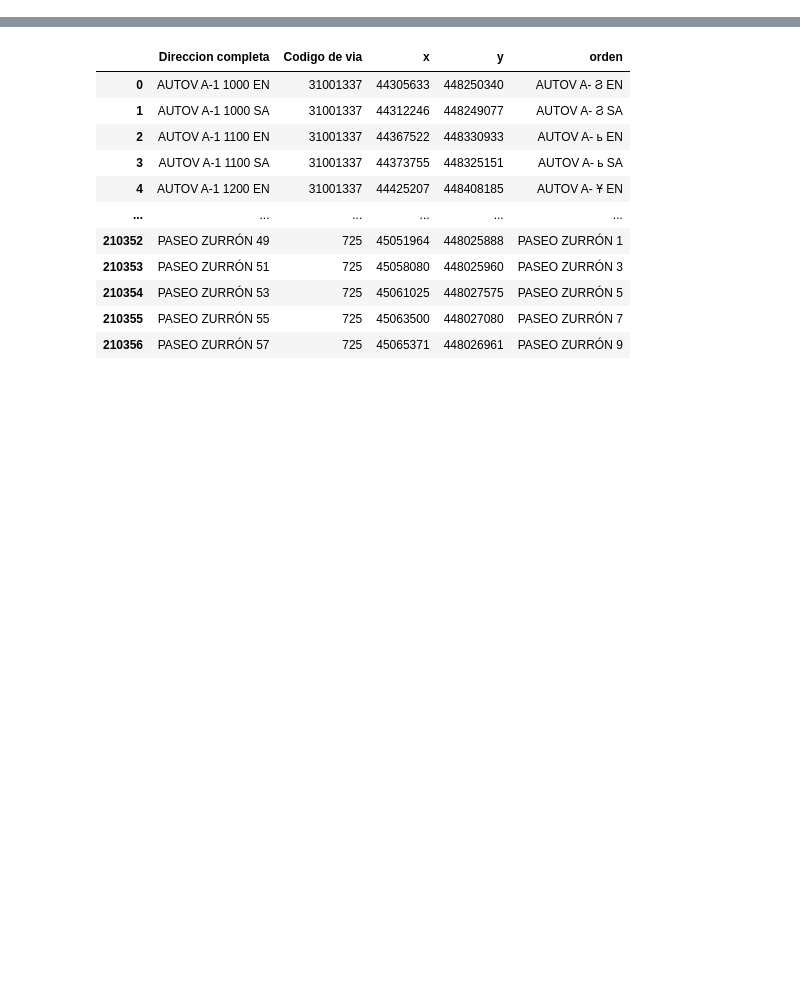
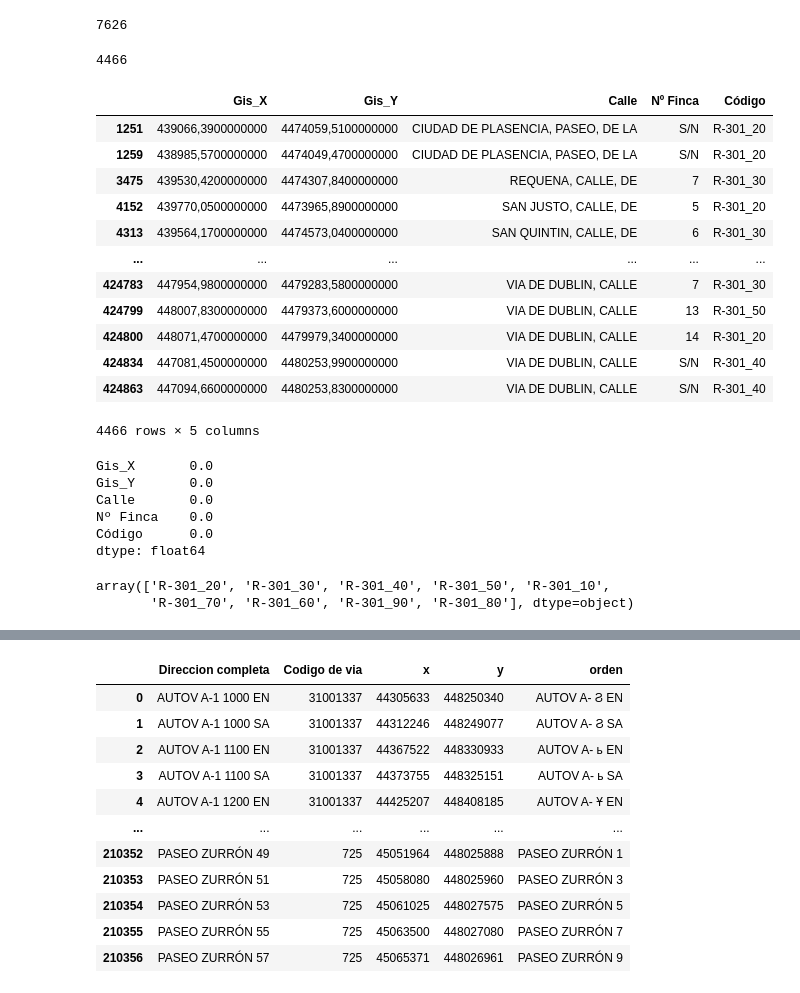
Before and after one commit to winoo19/GPS, a Jupyter notebook: create_graph.ipynb, the cells around one changed output, grey strips where cells are left out. Drawn from its saved outputs; the diff is of its cells as text; code cells hidden in the pictures; blank space fills up the shorter version.

```diff
--- a/create_graph.ipynb
+++ b/create_graph.ipynb
@@ -4,4 +5,5 @@ import pandas as pd
 # %%
 cruces = pd.read_csv("data/cruces_clean.csv")
 calles = pd.read_csv("data/direcciones_clean.csv")
+señales = pd.read_csv("data/señalizacion_vertical.csv", delimiter=";", encoding="latin-1")
 g = Grafo(True)
@@ -7,0 +17,3 @@ g = Grafo(True)
+# %%
+velocidad = señales[señales["Descripción"] == "Velocidad Máxima Permitida"]
+velocidad.head(3)
@@ -7,0 +25,40 @@ g = Grafo(True)
+# %%
+velocidad.dropna(subset="Fecha de Baja").shape[0]
+# %% [output]
+7626
+# %%
+velocidad = velocidad[velocidad["Fecha de Baja"].isnull()]
+velocidad.shape[0]
+# %% [output]
+4466
+# %%
+velocidad = velocidad.drop(columns=["Fecha de Alta", "Fecha de Baja", "Distrito", "Barrio", "Tipo de Señalización", "Descripción"])
+velocidad
+# %% [output]
+|  | Gis_X | Gis_Y | Calle | Nº Finca | Código |
+| 1251 | 439066,3900000000 | 4474059,5100000000 | CIUDAD DE PLASENCIA, PASEO, DE LA | S/N | R-301_20 |
+| 1259 | 438985,5700000000 | 4474049,4700000000 | CIUDAD DE PLASENCIA, PASEO, DE LA | S/N | R-301_20 |
+| 3475 | 439530,4200000000 | 4474307,8400000000 | REQUENA, CALLE, DE | 7 | R-301_30 |
+| 4152 | 439770,0500000000 | 4473965,8900000000 | SAN JUSTO, CALLE, DE | 5 | R-301_20 |
+| 4313 | 439564,1700000000 | 4474573,0400000000 | SAN QUINTIN, CALLE, DE | 6 | R-301_30 |
+| ... | ... | ... | ... | ... | ... |
+| 424783 | 447954,9800000000 | 4479283,5800000000 | VIA DE DUBLIN, CALLE | 7 | R-301_30 |
+| 424799 | 448007,8300000000 | 4479373,6000000000 | VIA DE DUBLIN, CALLE | 13 | R-301_50 |
+| 424800 | 448071,4700000000 | 4479979,3400000000 | VIA DE DUBLIN, CALLE | 14 | R-301_20 |
+| 424834 | 447081,4500000000 | 4480253,9900000000 | VIA DE DUBLIN, CALLE | S/N | R-301_40 |
+| 424863 | 447094,6600000000 | 4480253,8300000000 | VIA DE DUBLIN, CALLE | S/N | R-301_40 |
+4466 rows × 5 columns
+# %%
+velocidad.isna().sum()/velocidad.shape[0]
+# %% [output]
+Gis_X       0.0
+Gis_Y       0.0
+Calle       0.0
+Nº Finca    0.0
+Código      0.0
+dtype: float64
+# %%
+velocidad["Código"].unique()
+# %% [output]
+array(['R-301_20', 'R-301_30', 'R-301_40', 'R-301_50', 'R-301_10',
+       'R-301_70', 'R-301_60', 'R-301_90', 'R-301_80'], dtype=object)
```
Also changed, not shown: parts of 20 cells of this notebook, 8 other files.
